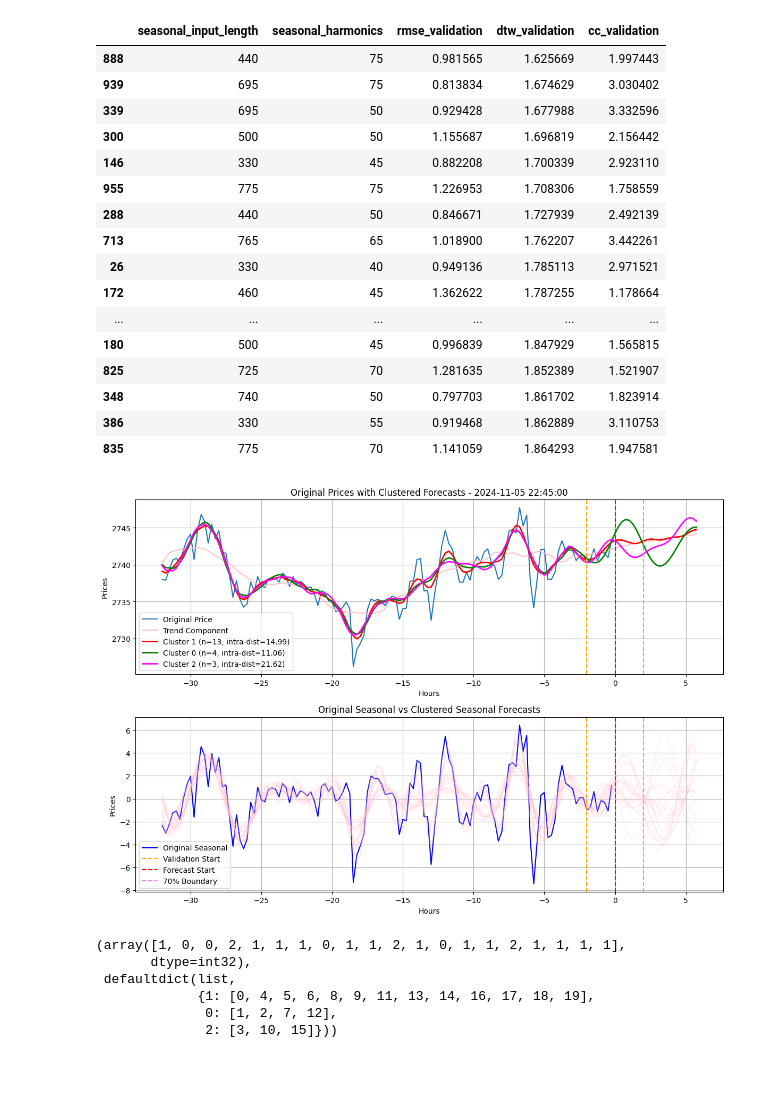
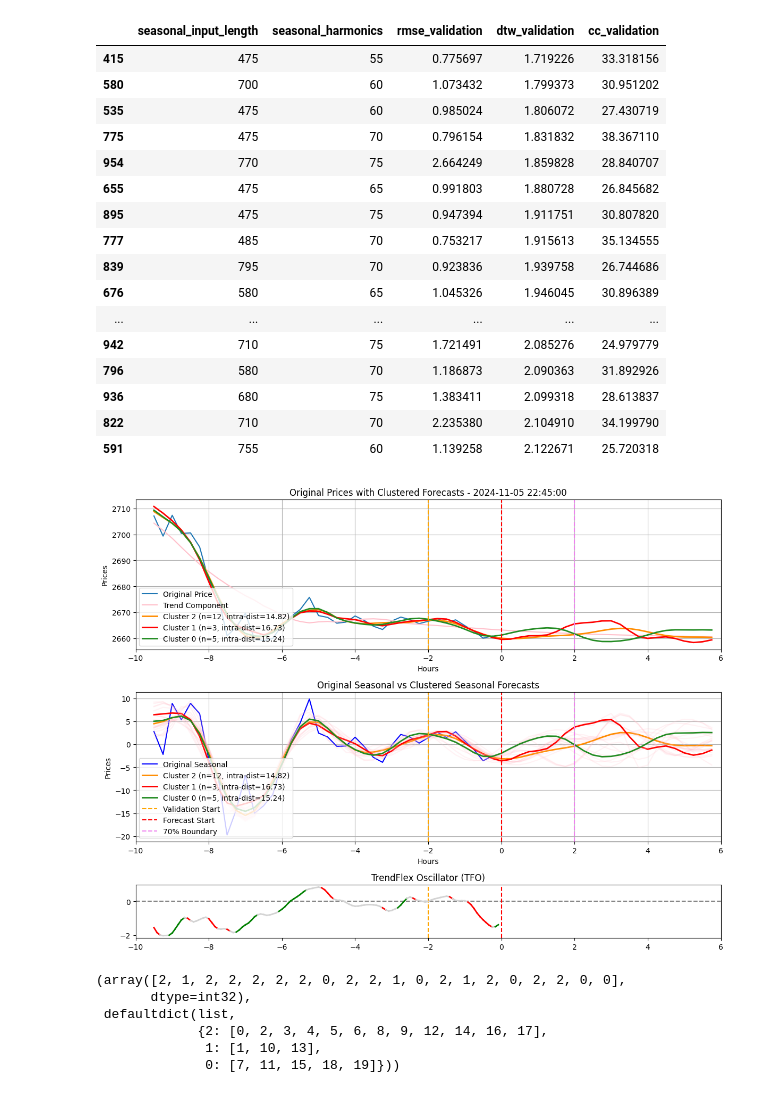
Before and after one commit to harrycslau/forex-data-fft, a Jupyter notebook: ensemble_prod_M15.ipynb, the cells around one changed output. Saved outputs shown, nothing was run; the diff lists cells and outputs as text; code cells hidden in the pictures.

```diff
--- a/ensemble_prod_M15.ipynb
+++ b/ensemble_prod_M15.ipynb
@@ -19,6 +19,7 @@ import pmdarima as pm
 from sklearn.cluster import KMeans
 from sklearn.metrics import silhouette_score
 from collections import defaultdict
+from time import sleep
 
 # Load environment variables from .env file
 load_dotenv()
@@ -31,9 +32,15 @@ password = os.environ.get("TRADINGVIEW_PASSWORD")
 tv = TvDatafeedLive(username, password)
 
 # Fetch historical data for XAUUSD (2000 hourly bars)
-forex_data_hour = tv.get_hist(symbol='XAUUSD', exchange='ICMARKETS',
+forex_data = tv.get_hist(symbol='XAUUSD', exchange='ICMARKETS',
                               interval=Interval.in_15_minute, n_bars=4000)
 
-prices = forex_data_hour['close']
+sleep(1)
+
+forex_data_lowertf = tv.get_hist(symbol='XAUUSD', exchange='ICMARKETS',
+                              interval=Interval.in_5_minute, n_bars=1000)
+
+
+prices = forex_data['close']
 prices
 # %% [output]
@@ -153,7 +158,7 @@ def fft_forecast(signal, forecast_elements, target_harmonics=40):
 validation_elements = 8
 seasonal_harmonics_list = np.arange(40, 80, 5)
 seasonal_input_elements_list = np.arange(200, 800, 5)
-visualization_elements = 120
+visualization_elements = 30
 
 # Initialize a list to store results
 results = []
@@ -208,22 +213,22 @@ results_df = pd.DataFrame(results)
 results_df.sort_values(by='dtw_validation', ascending=True).head(20)
 # %% [output]
 |  | seasonal_input_length | seasonal_harmonics | rmse_validation | dtw_validation | cc_validation |
-| 888 | 440 | 75 | 0.981565 | 1.625669 | 1.997443 |
-| 939 | 695 | 75 | 0.813834 | 1.674629 | 3.030402 |
-| 339 | 695 | 50 | 0.929428 | 1.677988 | 3.332596 |
-| 300 | 500 | 50 | 1.155687 | 1.696819 | 2.156442 |
-| 146 | 330 | 45 | 0.882208 | 1.700339 | 2.923110 |
-| 955 | 775 | 75 | 1.226953 | 1.708306 | 1.758559 |
-| 288 | 440 | 50 | 0.846671 | 1.727939 | 2.492139 |
-| 713 | 765 | 65 | 1.018900 | 1.762207 | 3.442261 |
-| 26 | 330 | 40 | 0.949136 | 1.785113 | 2.971521 |
-| 172 | 460 | 45 | 1.362622 | 1.787255 | 1.178664 |
+| 415 | 475 | 55 | 0.775697 | 1.719226 | 33.318156 |
+| 580 | 700 | 60 | 1.073432 | 1.799373 | 30.951202 |
+| 535 | 475 | 60 | 0.985024 | 1.806072 | 27.430719 |
+| 775 | 475 | 70 | 0.796154 | 1.831832 | 38.367110 |
+| 954 | 770 | 75 | 2.664249 | 1.859828 | 28.840707 |
+| 655 | 475 | 65 | 0.991803 | 1.880728 | 26.845682 |
+| 895 | 475 | 75 | 0.947394 | 1.911751 | 30.807820 |
+| 777 | 485 | 70 | 0.753217 | 1.915613 | 35.134555 |
+| 839 | 795 | 70 | 0.923836 | 1.939758 | 26.744686 |
+| 676 | 580 | 65 | 1.045326 | 1.946045 | 30.896389 |
 | ... | ... | ... | ... | ... | ... |
-| 180 | 500 | 45 | 0.996839 | 1.847929 | 1.565815 |
-| 825 | 725 | 70 | 1.281635 | 1.852389 | 1.521907 |
-| 348 | 740 | 50 | 0.797703 | 1.861702 | 1.823914 |
-| 386 | 330 | 55 | 0.919468 | 1.862889 | 3.110753 |
-| 835 | 775 | 70 | 1.141059 | 1.864293 | 1.947581 |
+| 942 | 710 | 75 | 1.721491 | 2.085276 | 24.979779 |
+| 796 | 580 | 70 | 1.186873 | 2.090363 | 31.892926 |
+| 936 | 680 | 75 | 1.383411 | 2.099318 | 28.613837 |
+| 822 | 710 | 70 | 2.235380 | 2.104910 | 34.199790 |
+| 591 | 755 | 60 | 1.139258 | 2.122671 | 25.720318 |
 # %%
 import numpy as np
 import pandas as pd
@@ -413,13 +520,13 @@ def plot_forecast_with_clusters(param_df, alpha_value=0.5, max_clusters=10):
 # %%
 # Sort the dataframe first
 sorted_df = results_df.sort_values(by='dtw_validation', ascending=True).reset_index(drop=True)
 
-plot_forecast_with_clusters(sorted_df[:20], 0.2)
+plot_forecast_with_clusters_tfo(sorted_df[:20],tfo_values, 0.2)
 # %% [output]
-[figure, old version]
+[figure, new version]
-(array([1, 0, 0, 2, 1, 1, 1, 0, 1, 1, 2, 1, 0, 1, 1, 2, 1, 1, 1, 1],
+(array([2, 1, 2, 2, 2, 2, 2, 0, 2, 2, 1, 0, 2, 1, 2, 0, 2, 2, 0, 0],
        dtype=int32),
  defaultdict(list,
-             {1: [0, 4, 5, 6, 8, 9, 11, 13, 14, 16, 17, 18, 19],
-              0: [1, 2, 7, 12],
-              2: [3, 10, 15]}))
+             {2: [0, 2, 3, 4, 5, 6, 8, 9, 12, 14, 16, 17],
+              1: [1, 10, 13],
+              0: [7, 11, 15, 18, 19]}))
```
Also changed, not shown: parts of 5 cells of this notebook, 1 other file.
